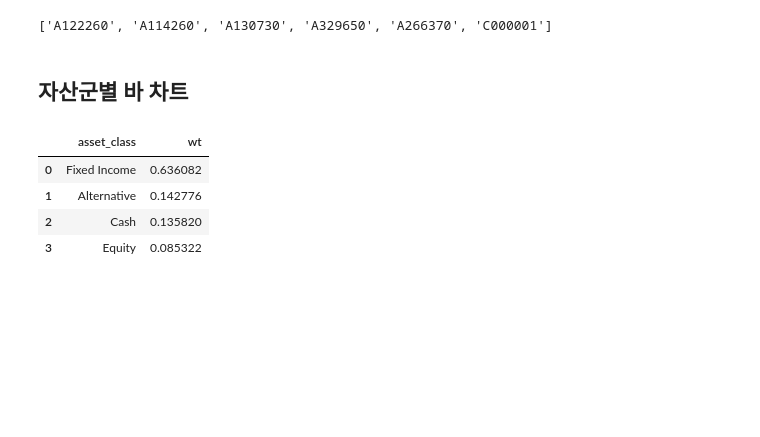
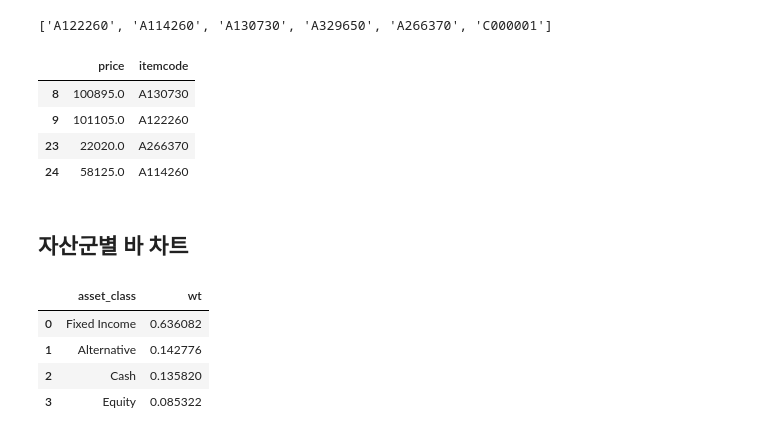
Before and after one commit to my2582/kisra, a Jupyter notebook: src/models/simulation.ipynb, the cells around one changed output. Cells and saved outputs as stored; diff of their text form; code cells hidden in the pictures; blank space fills up the shorter version.

```diff
--- a/src/models/simulation.ipynb
+++ b/src/models/simulation.ipynb
@@ -171,6 +195,14 @@ holdings
 ['A122260', 'A114260', 'A130730', 'A329650', 'A266370', 'C000001']
 # %%
 holding_prices = prices_dt[prices_dt.itemcode.isin(holdings)]
+# %%
+holding_prices
+# %% [output]
+|  | price | itemcode |
+| 8 | 100895.0 | A130730 |
+| 9 | 101105.0 | A122260 |
+| 23 | 22020.0 | A266370 |
+| 24 | 58125.0 | A114260 |
 # %% [markdown]
 ## 자산군별 바 차트
 # %%
```
Also changed, not shown: parts of 9 cells of this notebook, 2 other files.
